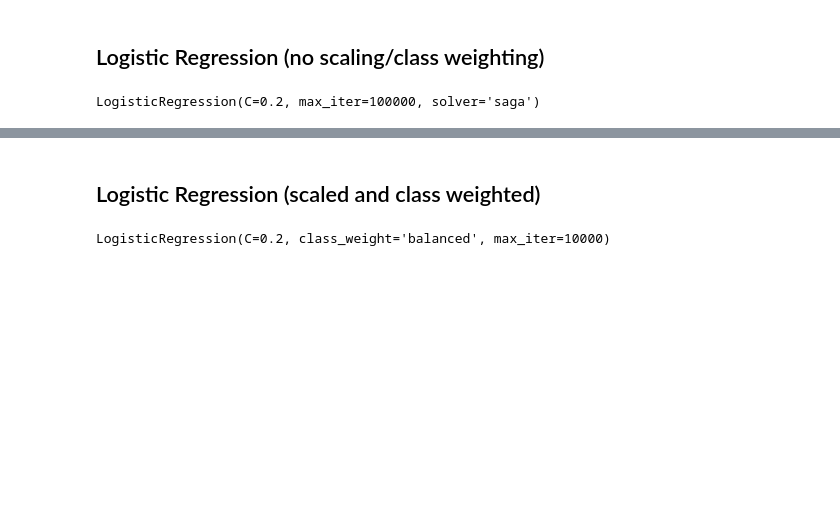
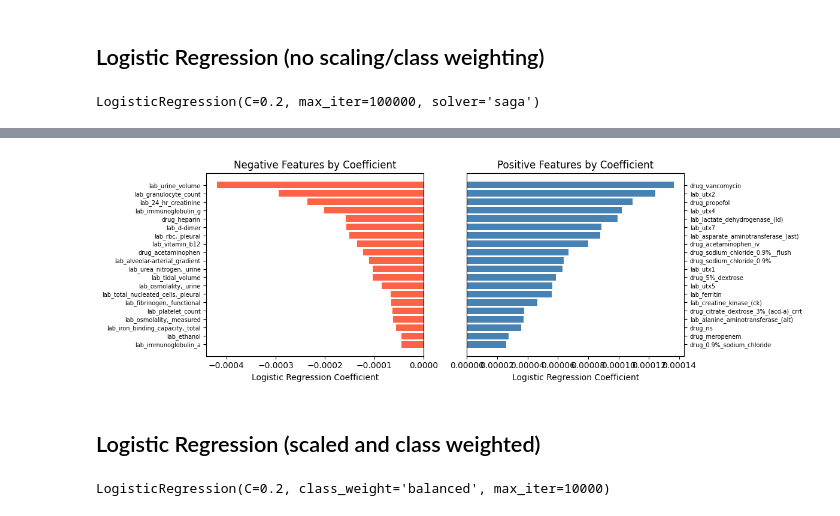
Before and after one commit to jackturner106/ml-final-project, a Jupyter notebook: survive_to_discharge.ipynb, the cells around one changed output, grey strips where cells are left out. Saved outputs shown, nothing was run; the diff lists cells and outputs as text; code cells hidden in the pictures; blank space fills up the shorter version.

```diff
--- a/survive_to_discharge.ipynb
+++ b/survive_to_discharge.ipynb
@@ -149,3 +166,32 @@ weighted avg       0.96      0.98      0.97     20000
+# %%
+fig, axes = plt.subplots(1, 2, figsize=(12, 4))
+
+# Top feature coefficients
+coef_series = pd.Series(model.coef_[0], index=X.columns)
+top__neg_coef = coef_series[coef_series != 0].sort_values(ascending=True).head(20)
+signed_top = coef_series[top__neg_coef.index]
+axes[0].barh(signed_top.index[::-1], signed_top.values[::-1], color='tomato')
+axes[0].axvline(0, color='black', linewidth=0.8)
+axes[0].set_xlabel('Logistic Regression Coefficient')
+axes[0].set_title('Negative Features by Coefficient')
+axes[0].tick_params(axis='y', labelsize=7)
+
+coef_series = pd.Series(model.coef_[0], index=X.columns)
+top_pos_coef = coef_series[coef_series != 0].sort_values(ascending=False).head(20)
+signed_top = coef_series[top_pos_coef.index]
+axes[1].barh(signed_top.index[::-1], signed_top.values[::-1], color='steelblue')
+axes[1].axvline(0, color='black', linewidth=0.8)
+axes[1].set_xlabel('Logistic Regression Coefficient')
+axes[1].set_title('Positive Features by Coefficient')
+axes[1].tick_params(axis='y', labelsize=7)
+axes[1].yaxis.set_label_position("right")
+axes[1].yaxis.tick_right()
+
+plt.tight_layout()
+#plt.savefig('results/logistic_regression_results.png', dpi=120, bbox_inches='tight')
+plt.show()
+# %% [output]
+[figure, added]
 # %% [markdown]
 ## Logistic Regression (scaled and class weighted)
 # %%
```
Also changed, not shown: parts of 11 cells of this notebook, 4 other files.
